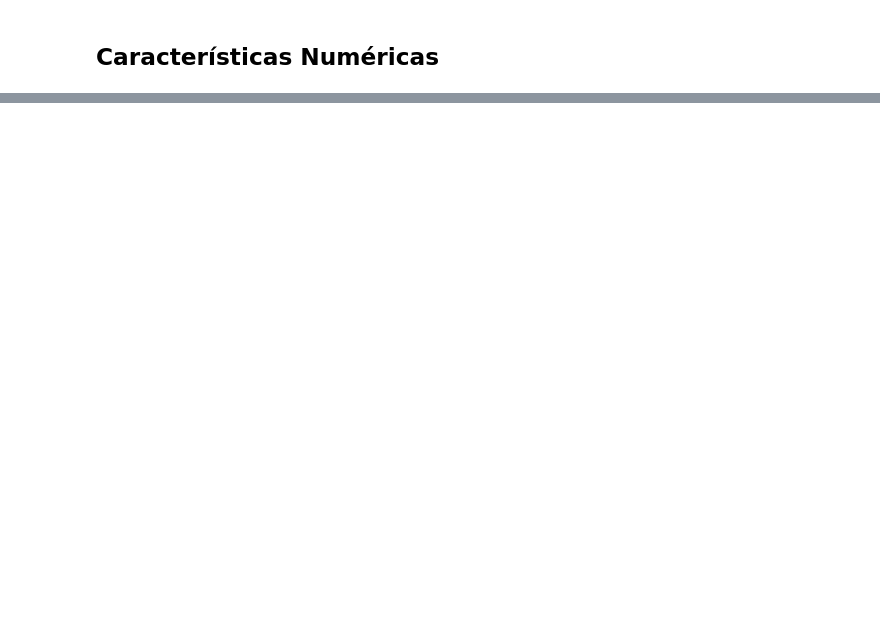
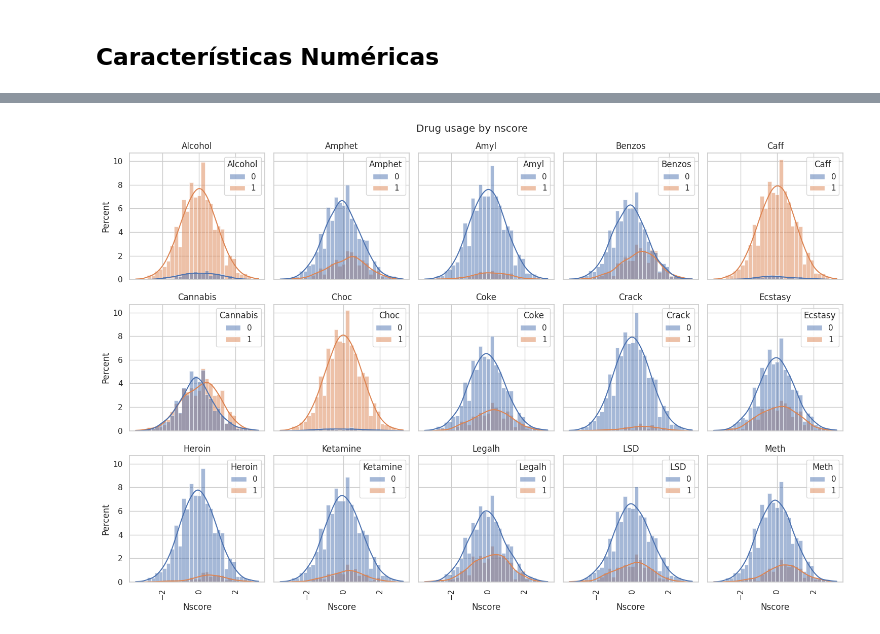
Before and after one commit to intel-comp-saude-ufes/2024-1-P1-Drug-Consumption, a Jupyter notebook: drug_consumption.ipynb, the cells around one changed output, grey strips where cells are left out. Saved outputs shown, nothing was run; the diff lists cells and outputs as text; code cells hidden in the pictures; blank space fills up the shorter version.

```diff
--- a/drug_consumption.ipynb
+++ b/drug_consumption.ipynb
@@ -267,0 +268,25 @@ fig.tight_layout()
+# %%
+def plot_drug_usage_num(data, column):
+    n_rows, n_cols = 3, 5
+    fig, axs = plt.subplots(n_rows, n_cols, figsize=(15, 10), sharex=True, sharey=True)
+
+    for i, (ax, drug_column) in enumerate(zip(axs.flatten(), drug_columns)):
+        # sns.barplot(data, x=column, y=drug_column, ax=ax)
+        sns.histplot(data=data, x=column, hue=drug_column, stat='percent', kde=True, ax=ax)
+        ax.set_title(drug_column)
+        ax.set_xlabel(''); ax.set_ylabel('')
+
+        is_last_row = int(i // n_cols) == (n_rows - 1)
+        if is_last_row: ax.set_xlabel(column)
+
+        is_first_col = (i % n_cols) == 0
+        if is_first_col: ax.set_ylabel('Percent')
+        ax.tick_params(axis='x', rotation=90)
+
+    fig.suptitle(f'Drug usage by {column.lower()}')
+    fig.tight_layout()
+    plt.show()
+# %%
+plot_drug_usage_num(df, 'Nscore')
+# %% [output]
+[figure, added]
```
Also changed, not shown: parts of 12 cells of this notebook.
